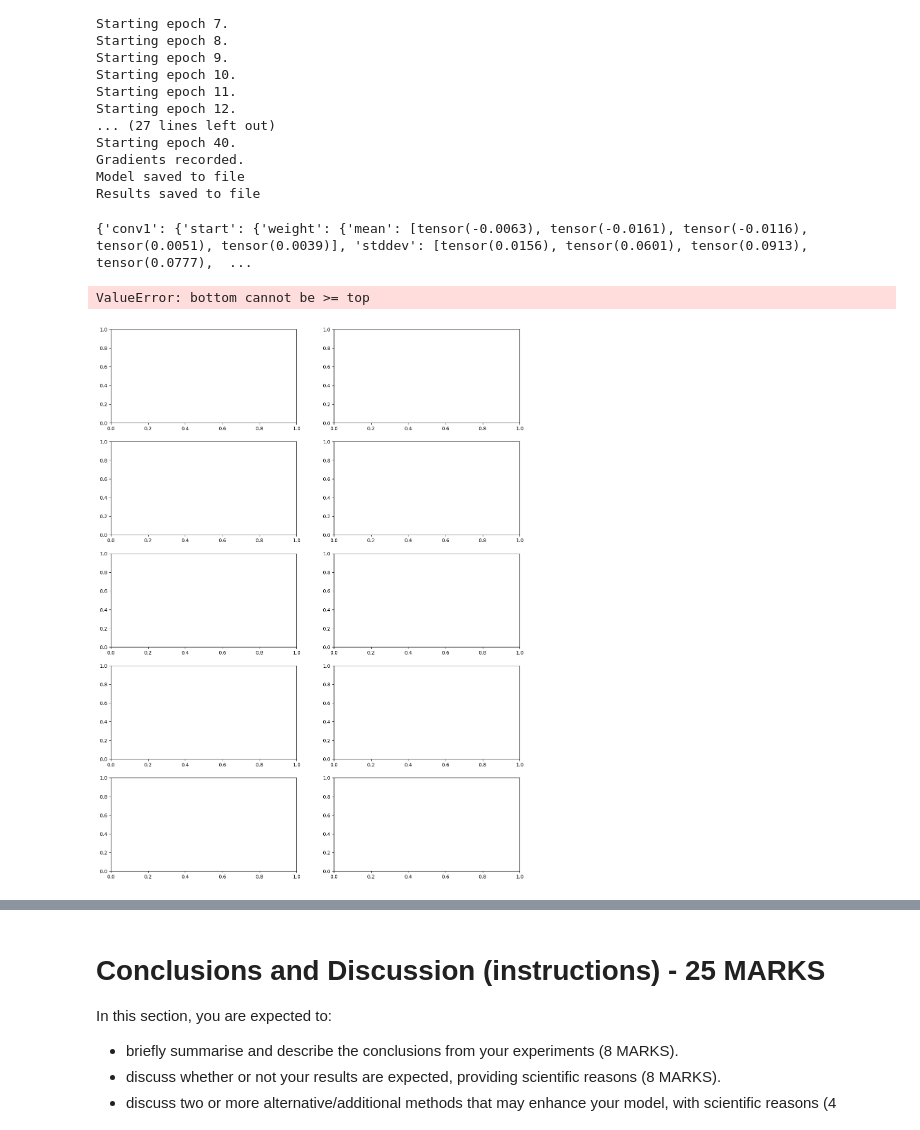
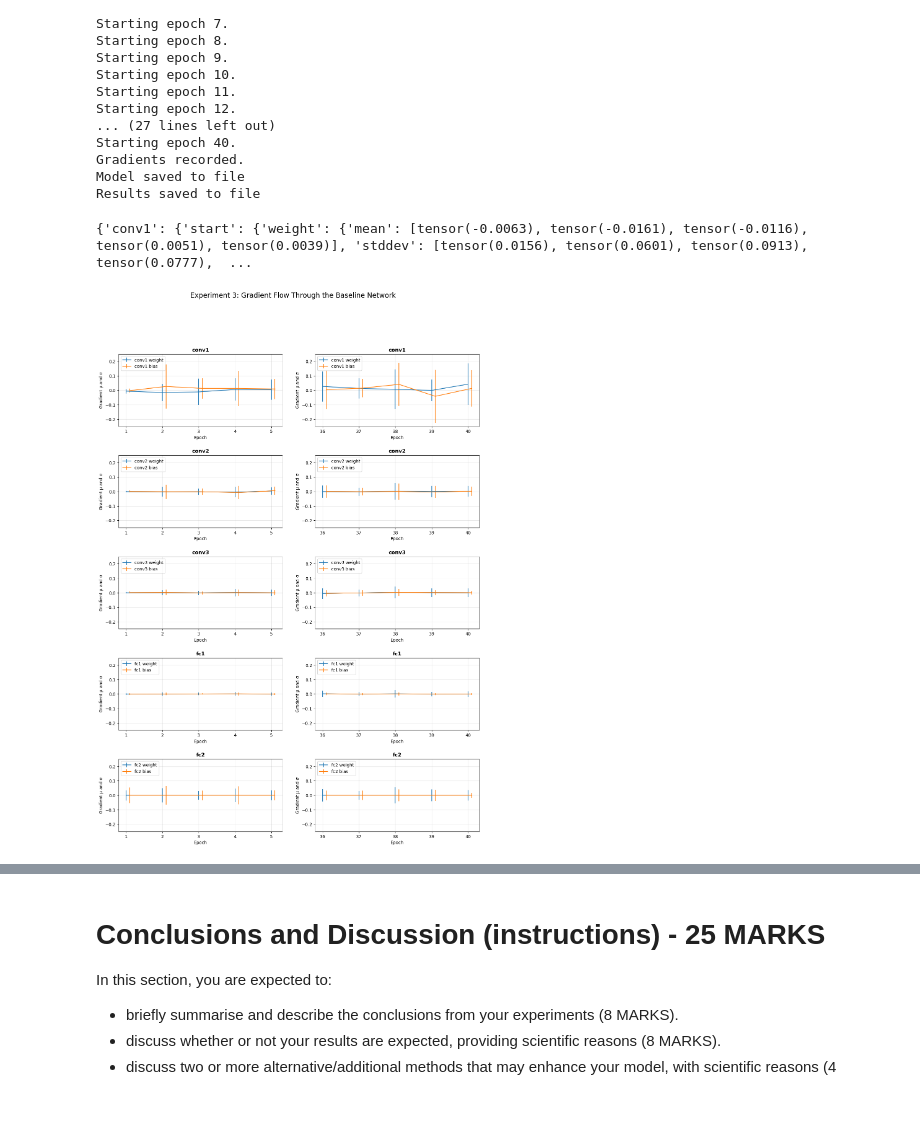
Before and after one commit to Dents6679/cifar10_nn_experiments, a Jupyter notebook: 246518.ipynb, the cells around one changed output, grey strips where cells are left out. Cells and saved outputs as stored; diff of their text form; code cells hidden in the pictures.

Commit message:
Started more of the write up, began on getting more experiment 3 results!

```diff
--- a/246518.ipynb
+++ b/246518.ipynb
@@ -846,8 +868,8 @@ for i, learning_rate in enumerate(learning_rates):
     # Calculate the average values for each metric over sub experiments.
     average_train_losses = np.mean(train_loss_values, axis=0)[0]
     average_val_losses = np.mean(val_loss_values, axis=0)[0]
-    average_train_accs = np.mean(train_acc_values, axis=0)[0]
-    average_val_accs = np.mean(val_acc_values, axis=0)[0]
+    # average_train_accs = np.mean(train_acc_values, axis=0)[0]
+    # average_val_accs = np.mean(val_acc_values, axis=0)[0]
 
     # Get the largest values for each metric over all sub experiments.
     max_train_losses = np.max(train_loss_values, axis=0)[0]
@@ -2072,7 +2094,7 @@ zero_do_val_losses = transfer_learning_statistics['zero_dropout']['val_loss']
 best_do_train_losses = transfer_learning_statistics['best_dropout']['train_loss']
 best_do_val_losses = transfer_learning_statistics['best_dropout']['val_loss']
 
-
+fine_tune_epochs = 15
 # create epoch range for x axis
 epoch_range = list(range(1, fine_tune_epochs+1))
 
@@ -2328,10 +2394,10 @@ def convert_gradients_to_plot_input(gradients):
 # %%
 
 ###
-# This cell is concerned with training the model and recording the gradients for the part 1 of Experiment 3.
+# This cell is concerned with training the model and recording the gradients for part 1 of Experiment 3.
 ###
 
-# chec files don't already exist, if they do, warn and exit.
+# check files don't already exist, if they do, warn and exit.
 try:
     with open("exp3/results/exp3_part_1_results.pkl", "rb") as file:
         print("Results file already exists. Exiting...")
@@ -2346,7 +2412,7 @@ train_loader, _ = exp1_create_train_val_split(246518)
 exp3_part_1_model = BaselineNetwork()
 
 # Train and record gradients for the model over 40 epochs.
-exp3_part_1_gradients = train_and_record_gradients_exp2task1(exp3_part_1_model, 40, train_loader)
+exp3_part_1_gradients = train_and_record_gradients_exp3task1(exp3_part_1_model, 40, train_loader)
 
 
 
@@ -2389,49 +2455,48 @@ with open("exp3/results/exp3_part_1_results.pkl", "rb") as file:
 
 
 # Convert gradients to plot input
-exp3_part_1_plot_input = convert_gradients_to_plot_input(exp3_part_1_gradients)
-print(exp3_part_1_plot_input)
+plot_dict = convert_gradients_to_plot_input(exp3_part_1_gradients)
+print(plot_dict)
 # Create Super Figure for all learning rates
 fig, axs = plt.subplots(5, 2, figsize=(15, 20))
-fig.subplots_adjust(top=1)
+fig.subplots_adjust(hspace=0.4)
 
 fig.suptitle(f"Experiment 3: Gradient Flow Through the Baseline Network", fontsize=16)
 
 # create epoch range for x axis
 start_epoch_range = list(range(1, 6))
 end_epoch_range = list(range(36, 41))
 
 # for each layer of the network...
-for layer_idx, layer in enumerate(exp3_part_1_plot_input.keys()):
+for layer_idx, layer in enumerate(plot_dict.keys()):
     # for the start and end of the layer's training...
-    for start_or_end_idx, epoch_position in enumerate(exp3_part_1_plot_input[layer].keys()):
+    for start_or_end_idx, epoch_position in enumerate(plot_dict[layer].keys()):
         if epoch_position == "start":
             epoch_range = np.array(start_epoch_range)
         else:
             epoch_range = np.array(end_epoch_range)
         # for each parameter (weight and bias) in the layer...
-        for param_type in exp3_part_1_plot_input[layer][epoch_position].keys():
+        for param_type in plot_dict[layer][epoch_position].keys():
             # get the mean and stddev lists of the gradients at the epochs.
-            mean_list = exp3_part_1_plot_input[layer][epoch_position][param_type]['mean']
-            stddev_list = exp3_part_1_plot_input[layer][epoch_position][param_type]['stddev']
+            mean_list = plot_dict[layer][epoch_position][param_type]['mean']
+            stddev_list = plot_dict[layer][epoch_position][param_type]['stddev']
 
             # offset x axis for bias parameters to make it easier to see.
             if param_type == "bias":
-                 plot_epoch_range = epoch_range + 0.1
+                 plot_epoch_range = epoch_range + 0.05
             else:
                 plot_epoch_range = epoch_range
 
 
             # plot the mean and stddev for the current layer, epoch position and parameter type.
             axs[layer_idx, start_or_end_idx].errorbar(plot_epoch_range, mean_list, yerr=stddev_list, label=f"{layer} {param_type}")
-            axs[layer_idx, start_or_end_idx].set_title(layer)
+            axs[layer_idx, start_or_end_idx].set_title(layer, fontweight='bold')
             axs[layer_idx, start_or_end_idx].set_xlabel("Epoch")
             axs[layer_idx, start_or_end_idx].set_ylabel("Gradient μ and σ")
             axs[layer_idx, start_or_end_idx].legend(loc='upper left')
             axs[layer_idx, start_or_end_idx].set_xticks(epoch_range)
             axs[layer_idx, start_or_end_idx].set_ylim(-0.25, 0.25)
             axs[layer_idx, start_or_end_idx].grid(True, alpha=0.3 )
 # %% [output]
 {'conv1': {'start': {'weight': {'mean': [tensor(-0.0063), tensor(-0.0161), tensor(-0.0116), tensor(0.0051), tensor(0.0039)], 'stddev': [tensor(0.0156), tensor(0.0601), tensor(0.0913), tensor(0.0777),  ...
-ValueError: bottom cannot be >= top
-[figure, old version]
+[figure, new version]
```
Also changed, not shown: parts of 13 cells of this notebook, 6 other files.
